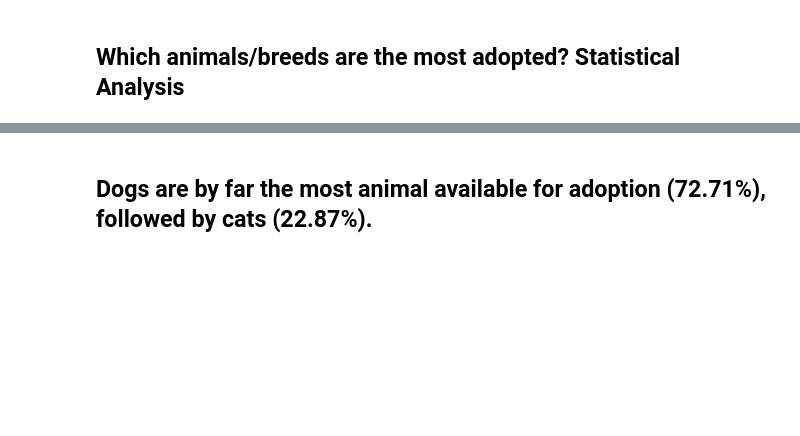
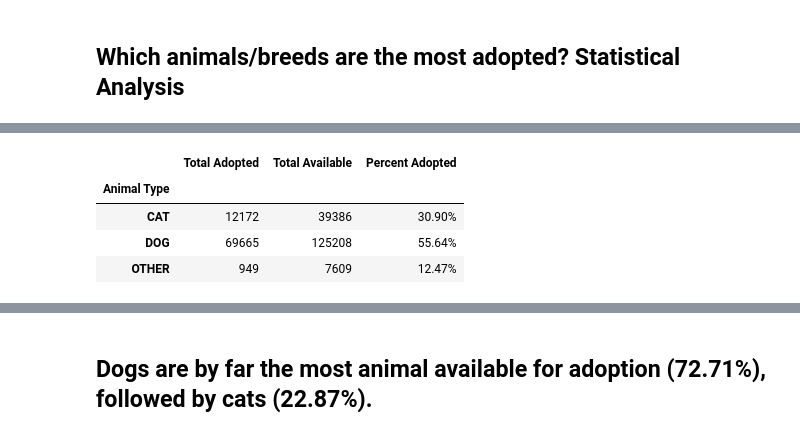
Before and after one commit to jconcha56429/Project1, a Jupyter notebook: Adopted.ipynb, the cells around one changed output, grey strips where cells are left out. Saved outputs shown, nothing was run; the diff lists cells and outputs as text; code cells hidden in the pictures; blank space fills up the shorter version.

```diff
--- a/Adopted.ipynb
+++ b/Adopted.ipynb
@@ -16,12 +29,25 @@ dal_adopted
 # %%
 # Creating dataframe for animal type adopted bar chart
-adopt_count = dal_adopted.groupby('Animal Type').count()
+# Find 3 smaller animal types and change to other
+adopt_other = dal_adopted.replace(to_replace =['BIRD', 'LIVESTOCK', 'WILDLIFE'], value ='OTHER')
+adopt_count = adopt_other.groupby('Animal Type').count()
 adopt_count = adopt_count.drop(columns='Animal Breed')
 adopt_count = adopt_count.rename(columns={'Outcome Type':'Total Adopted'})
-dal_count = dallas_data.groupby('Animal Type').count()
+
+# Find 3 smaller animal types and change to other
+dal_other = dallas_data.replace(to_replace =['BIRD', 'LIVESTOCK', 'WILDLIFE'], value ='OTHER')
+dal_count = dal_other.groupby('Animal Type').count()
+dal_count.drop('D', inplace=True)
+
 adopt_count['Total Available'] = dal_count['Outcome Type']
 adopt_count['Percent Adopted'] = (adopt_count['Total Adopted'] / adopt_count['Total Available']) * 100
 adopt_count['Percent Adopted'] = adopt_count['Percent Adopted'].map("{:.2f}%".format)
 adopt_count
+# %% [output]
+|  | Total Adopted | Total Available | Percent Adopted |
+| Animal Type |  |  |  |
+| CAT | 12172 | 39386 | 30.90% |
+| DOG | 69665 | 125208 | 55.64% |
+| OTHER | 949 | 7609 | 12.47% |
 # %%
 adopt_count.plot(kind="bar", stacked=True, rot=45, figsize=(12,6))
```
Also changed, not shown: parts of 17 cells of this notebook, 1 other file.
